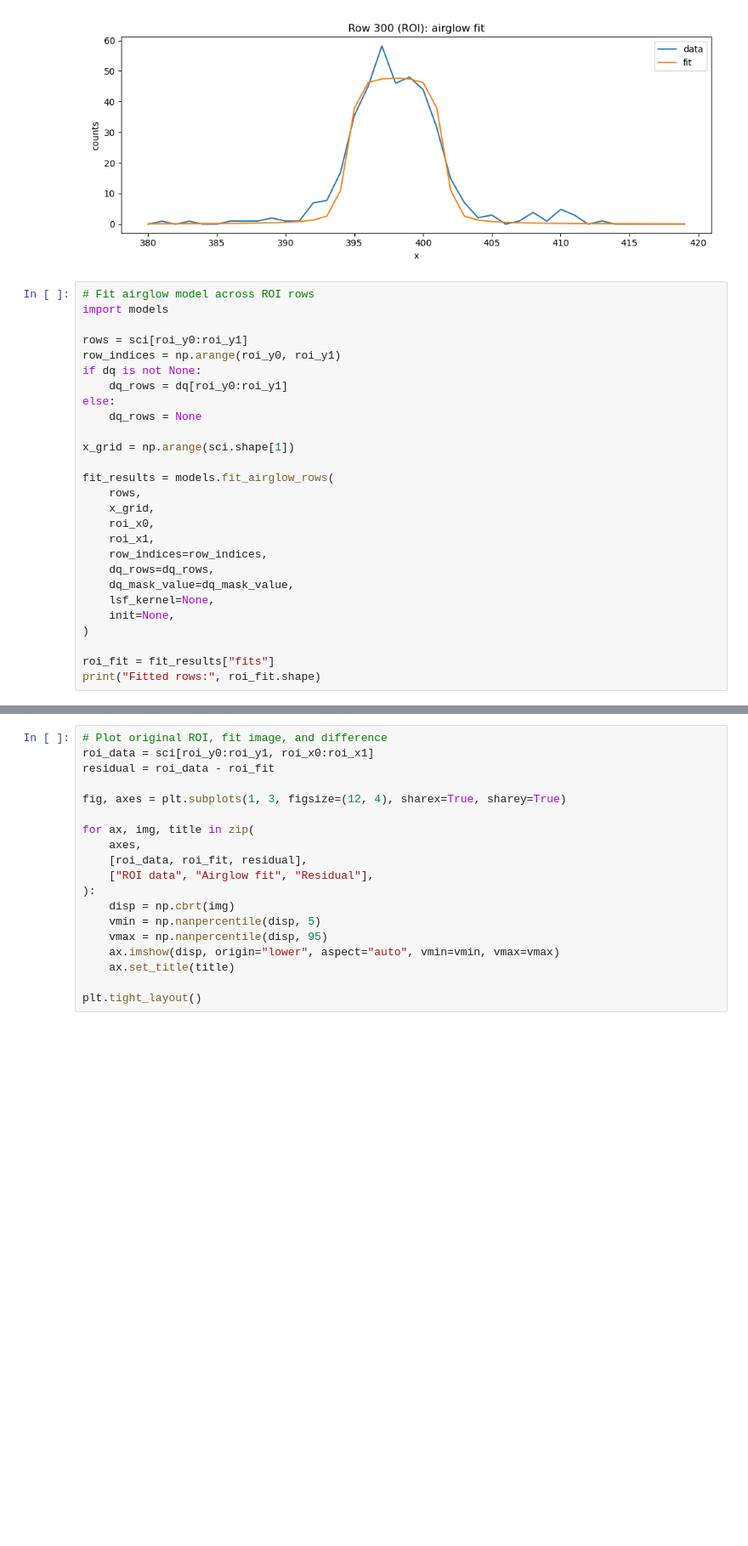
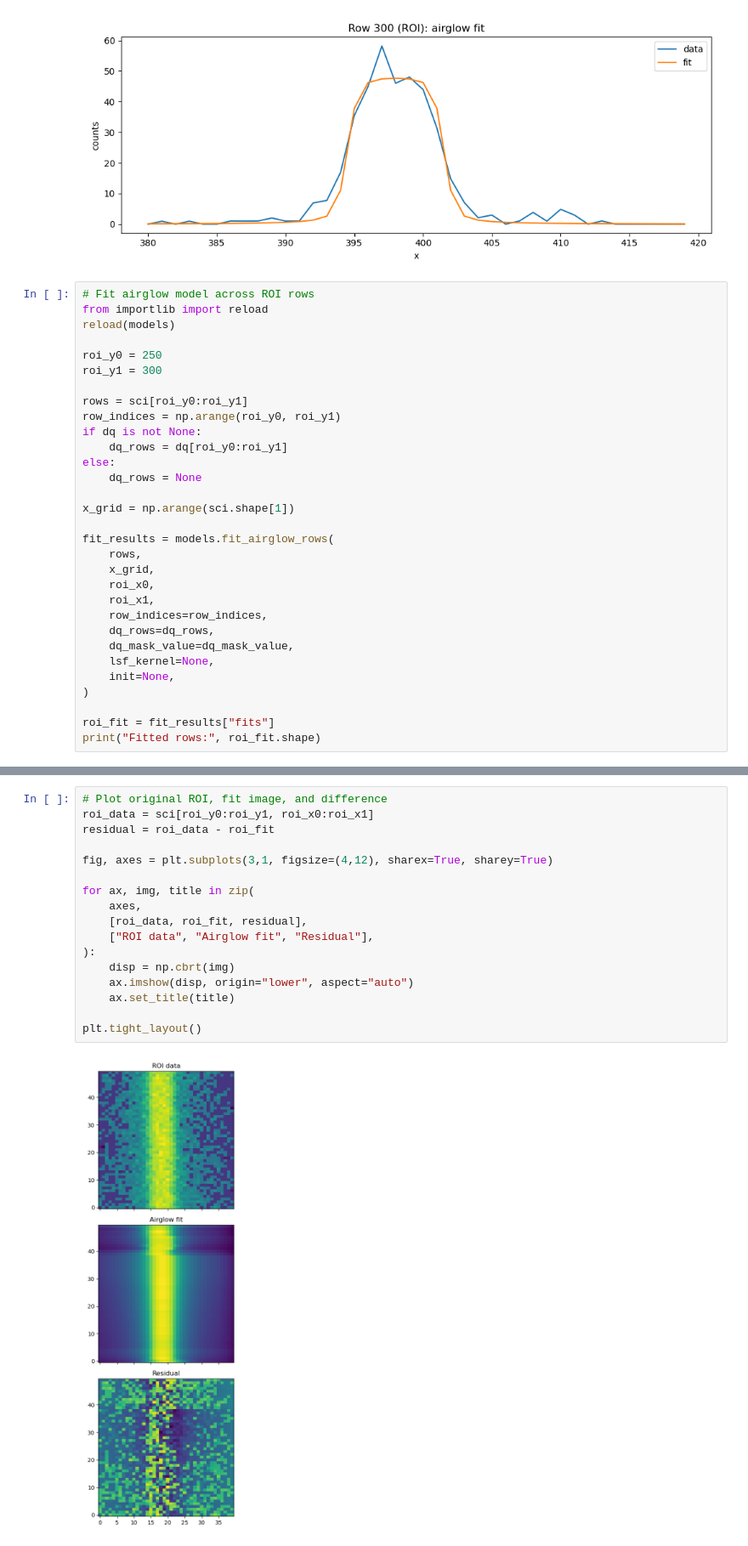
Before and after one commit to parkus/airglow, a Jupyter notebook: notebooks/00_systematics_2d_dev.ipynb, the cells around one changed output, grey strips where cells are left out. Shown at 85% size. Cells and saved outputs as stored; diff of their text form; blank space fills up the shorter version.

```diff
--- a/notebooks/00_systematics_2d_dev.ipynb
+++ b/notebooks/00_systematics_2d_dev.ipynb
@@ -123,7 +123,11 @@ N pixels masked: 0
 [figure]
 # %%
 # Fit airglow model across ROI rows
-import models
+from importlib import reload
+reload(models)
+
+roi_y0 = 250
+roi_y1 = 300
 
 rows = sci[roi_y0:roi_y1]
 row_indices = np.arange(roi_y0, roi_y1)
@@ -151,22 +157,22 @@ print("Fitted rows:", roi_fit.shape)
 # %%
 # Plot original ROI, fit image, and difference
 roi_data = sci[roi_y0:roi_y1, roi_x0:roi_x1]
 residual = roi_data - roi_fit
 
-fig, axes = plt.subplots(1, 3, figsize=(12, 4), sharex=True, sharey=True)
+fig, axes = plt.subplots(3,1, figsize=(4,12), sharex=True, sharey=True)
 
 for ax, img, title in zip(
     axes,
     [roi_data, roi_fit, residual],
     ["ROI data", "Airglow fit", "Residual"],
 ):
     disp = np.cbrt(img)
-    vmin = np.nanpercentile(disp, 5)
-    vmax = np.nanpercentile(disp, 95)
-    ax.imshow(disp, origin="lower", aspect="auto", vmin=vmin, vmax=vmax)
+    ax.imshow(disp, origin="lower", aspect="auto")
     ax.set_title(title)
 
 plt.tight_layout()
+# %% [output]
+[figure, added]
 # %%
 # Plot fit parameters vs row index
 params = fit_results["params"]
```
Also changed, not shown: parts of 5 cells of this notebook.
